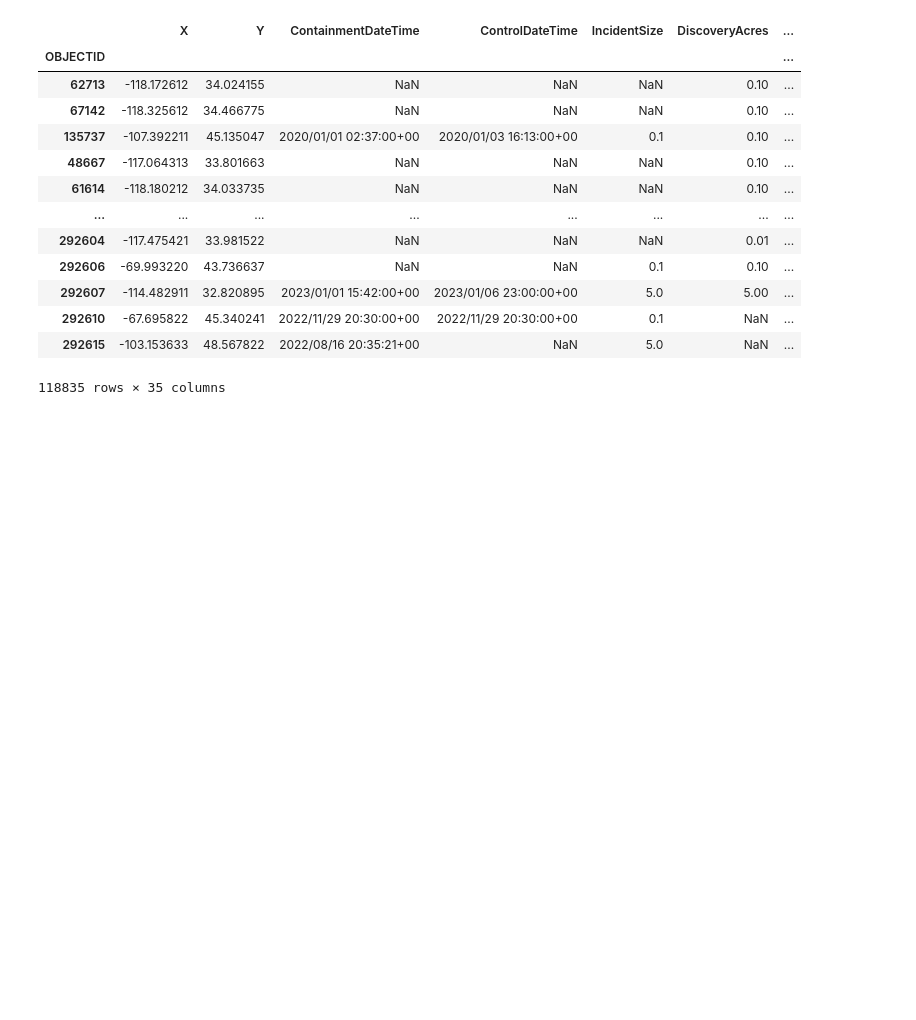
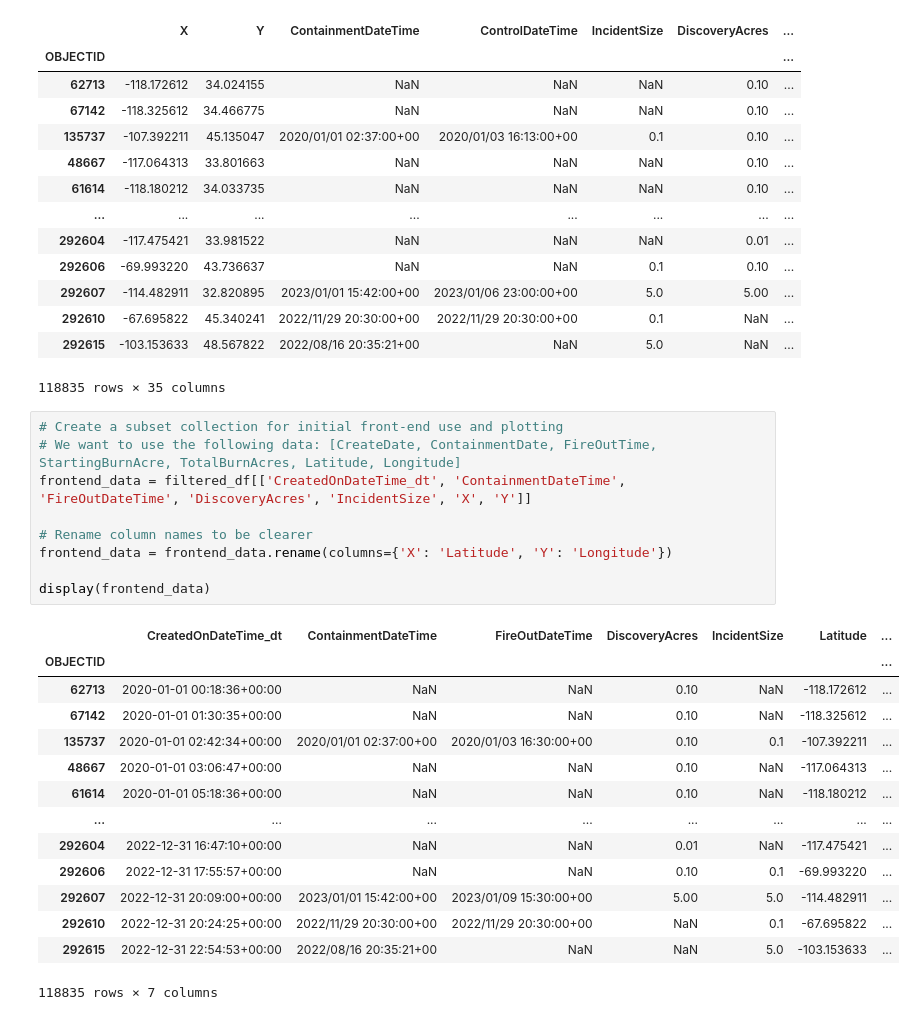
Before and after one commit to SD-2023-CS02/Wildfire-Resource-Simulator, a Jupyter notebook: wfigs_fire_data.ipynb, the cells around one changed output. Drawn from its saved outputs; the diff is of its cells as text; blank space fills up the shorter version.

Commit message:
created initial frontend dataframe for database

```diff
--- a/wfigs_fire_data.ipynb
+++ b/wfigs_fire_data.ipynb
@@ -340,3 +340,27 @@ display(filtered_df)
 | 292610 | -67.695822 | 45.340241 | 2022/11/29 20:30:00+00 | 2022/11/29 20:30:00+00 | 0.1 | NaN | ... |
 | 292615 | -103.153633 | 48.567822 | 2022/08/16 20:35:21+00 | NaN | 5.0 | NaN | ... |
 118835 rows × 35 columns
+# %%
+# Create a subset collection for initial front-end use and plotting
+# We want to use the following data: [CreateDate, ContainmentDate, FireOutTime, StartingBurnAcre, TotalBurnAcres, Latitude, Longitude]
+frontend_data = filtered_df[['CreatedOnDateTime_dt', 'ContainmentDateTime', 'FireOutDateTime', 'DiscoveryAcres', 'IncidentSize', 'X', 'Y']]
+
+# Rename column names to be clearer
+frontend_data = frontend_data.rename(columns={'X': 'Latitude', 'Y': 'Longitude'})
+
+display(frontend_data)
+# %% [output]
+|  | CreatedOnDateTime_dt | ContainmentDateTime | FireOutDateTime | DiscoveryAcres | IncidentSize | Latitude | ... |
+| OBJECTID |  |  |  |  |  |  | ... |
+| 62713 | 2020-01-01 00:18:36+00:00 | NaN | NaN | 0.10 | NaN | -118.172612 | ... |
+| 67142 | 2020-01-01 01:30:35+00:00 | NaN | NaN | 0.10 | NaN | -118.325612 | ... |
+| 135737 | 2020-01-01 02:42:34+00:00 | 2020/01/01 02:37:00+00 | 2020/01/03 16:30:00+00 | 0.10 | 0.1 | -107.392211 | ... |
+| 48667 | 2020-01-01 03:06:47+00:00 | NaN | NaN | 0.10 | NaN | -117.064313 | ... |
+| 61614 | 2020-01-01 05:18:36+00:00 | NaN | NaN | 0.10 | NaN | -118.180212 | ... |
+| ... | ... | ... | ... | ... | ... | ... | ... |
+| 292604 | 2022-12-31 16:47:10+00:00 | NaN | NaN | 0.01 | NaN | -117.475421 | ... |
+| 292606 | 2022-12-31 17:55:57+00:00 | NaN | NaN | 0.10 | 0.1 | -69.993220 | ... |
+| 292607 | 2022-12-31 20:09:00+00:00 | 2023/01/01 15:42:00+00 | 2023/01/09 15:30:00+00 | 5.00 | 5.0 | -114.482911 | ... |
+| 292610 | 2022-12-31 20:24:25+00:00 | 2022/11/29 20:30:00+00 | 2022/11/29 20:30:00+00 | NaN | 0.1 | -67.695822 | ... |
+| 292615 | 2022-12-31 22:54:53+00:00 | 2022/08/16 20:35:21+00 | NaN | NaN | 5.0 | -103.153633 | ... |
+118835 rows × 7 columns
```
